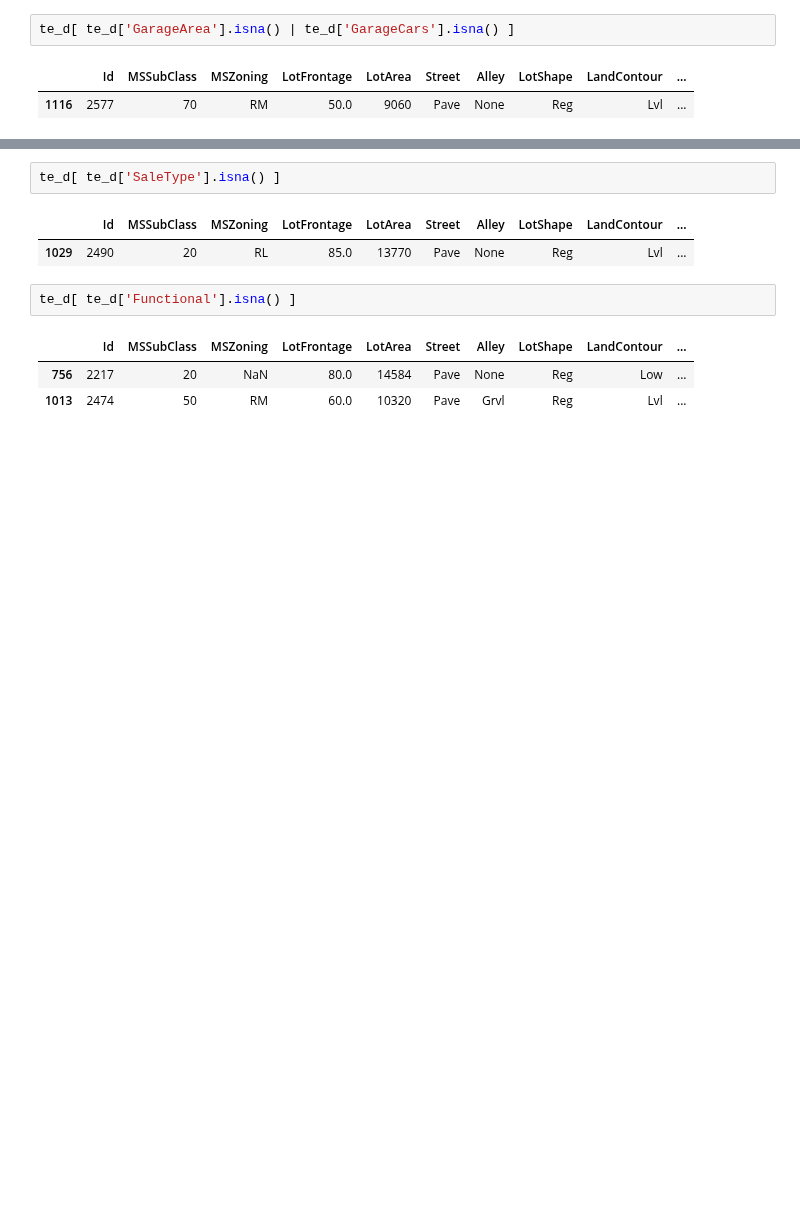
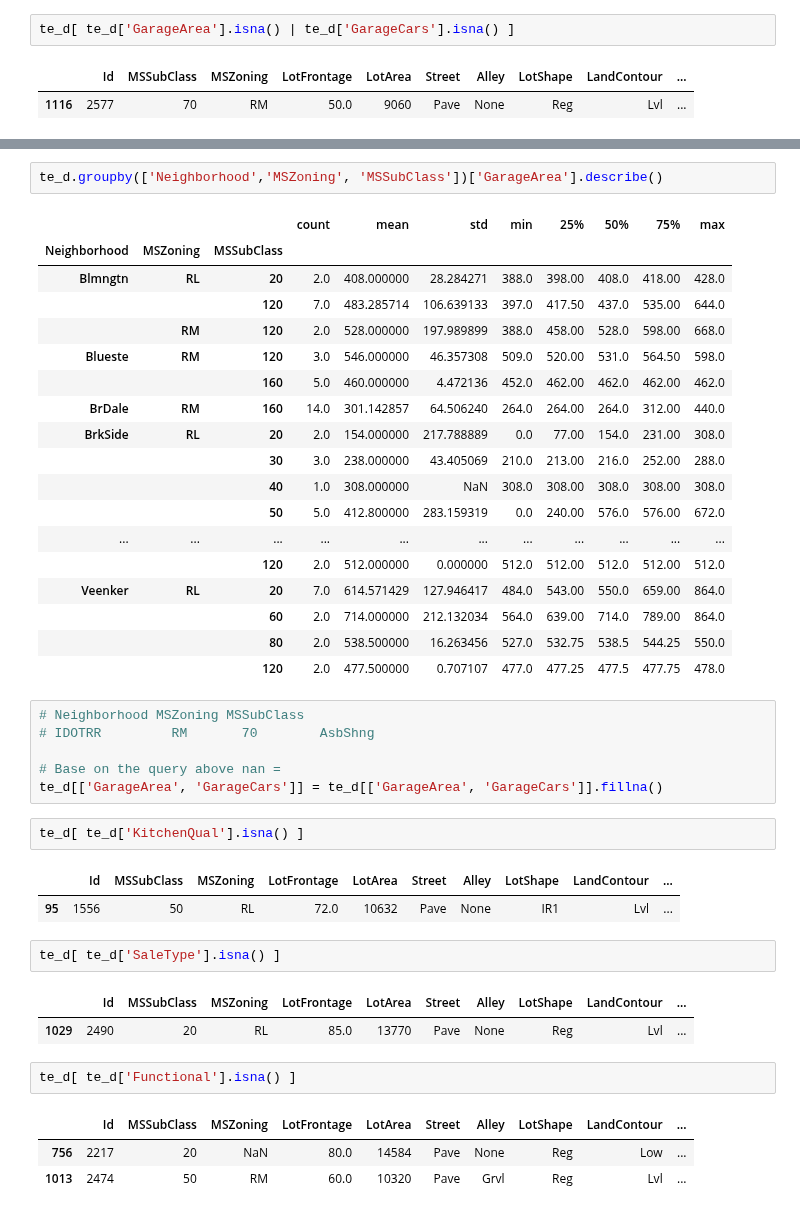
Before and after one commit to antirrabia/Data-Mining, a Jupyter notebook: notebooks/HousePrice(DataCleansing).ipynb, the cells around one changed output, grey strips where cells are left out. Drawn from its saved outputs; the diff is of its cells as text; blank space fills up the shorter version.

```diff
--- a/notebooks/HousePrice(DataCleansing).ipynb
+++ b/notebooks/HousePrice(DataCleansing).ipynb
@@ -350,3 +479,35 @@ te_d[ te_d['GarageArea'].isna() | te_d['GarageCars'].isna() ]
+# %%
+te_d.groupby(['Neighborhood','MSZoning', 'MSSubClass'])['GarageArea'].describe()
+# %% [output]
+|  |  |  | count | mean | std | min | 25% | 50% | 75% | max |
+| Neighborhood | MSZoning | MSSubClass |  |  |  |  |  |  |  |  |
+| Blmngtn | RL | 20 | 2.0 | 408.000000 | 28.284271 | 388.0 | 398.00 | 408.0 | 418.00 | 428.0 |
+|  |  | 120 | 7.0 | 483.285714 | 106.639133 | 397.0 | 417.50 | 437.0 | 535.00 | 644.0 |
+|  | RM | 120 | 2.0 | 528.000000 | 197.989899 | 388.0 | 458.00 | 528.0 | 598.00 | 668.0 |
+| Blueste | RM | 120 | 3.0 | 546.000000 | 46.357308 | 509.0 | 520.00 | 531.0 | 564.50 | 598.0 |
+|  |  | 160 | 5.0 | 460.000000 | 4.472136 | 452.0 | 462.00 | 462.0 | 462.00 | 462.0 |
+| BrDale | RM | 160 | 14.0 | 301.142857 | 64.506240 | 264.0 | 264.00 | 264.0 | 312.00 | 440.0 |
+| BrkSide | RL | 20 | 2.0 | 154.000000 | 217.788889 | 0.0 | 77.00 | 154.0 | 231.00 | 308.0 |
+|  |  | 30 | 3.0 | 238.000000 | 43.405069 | 210.0 | 213.00 | 216.0 | 252.00 | 288.0 |
+|  |  | 40 | 1.0 | 308.000000 | NaN | 308.0 | 308.00 | 308.0 | 308.00 | 308.0 |
+|  |  | 50 | 5.0 | 412.800000 | 283.159319 | 0.0 | 240.00 | 576.0 | 576.00 | 672.0 |
+| ... | ... | ... | ... | ... | ... | ... | ... | ... | ... | ... |
+|  |  | 120 | 2.0 | 512.000000 | 0.000000 | 512.0 | 512.00 | 512.0 | 512.00 | 512.0 |
+| Veenker | RL | 20 | 7.0 | 614.571429 | 127.946417 | 484.0 | 543.00 | 550.0 | 659.00 | 864.0 |
+|  |  | 60 | 2.0 | 714.000000 | 212.132034 | 564.0 | 639.00 | 714.0 | 789.00 | 864.0 |
+|  |  | 80 | 2.0 | 538.500000 | 16.263456 | 527.0 | 532.75 | 538.5 | 544.25 | 550.0 |
+|  |  | 120 | 2.0 | 477.500000 | 0.707107 | 477.0 | 477.25 | 477.5 | 477.75 | 478.0 |
+# %%
+# Neighborhood MSZoning MSSubClass
+# IDOTRR         RM       70        AsbShng
+
+# Base on the query above nan =
+te_d[['GarageArea', 'GarageCars']] = te_d[['GarageArea', 'GarageCars']].fillna()
+# %%
+te_d[ te_d['KitchenQual'].isna() ]
+# %% [output]
+|  | Id | MSSubClass | MSZoning | LotFrontage | LotArea | Street | Alley | LotShape | LandContour | ... |
+| 95 | 1556 | 50 | RL | 72.0 | 10632 | Pave | None | IR1 | Lvl | ... |
 # %%
 te_d[ te_d['SaleType'].isna() ]
 # %% [output]
```
Also changed, not shown: parts of 28 cells of this notebook.
